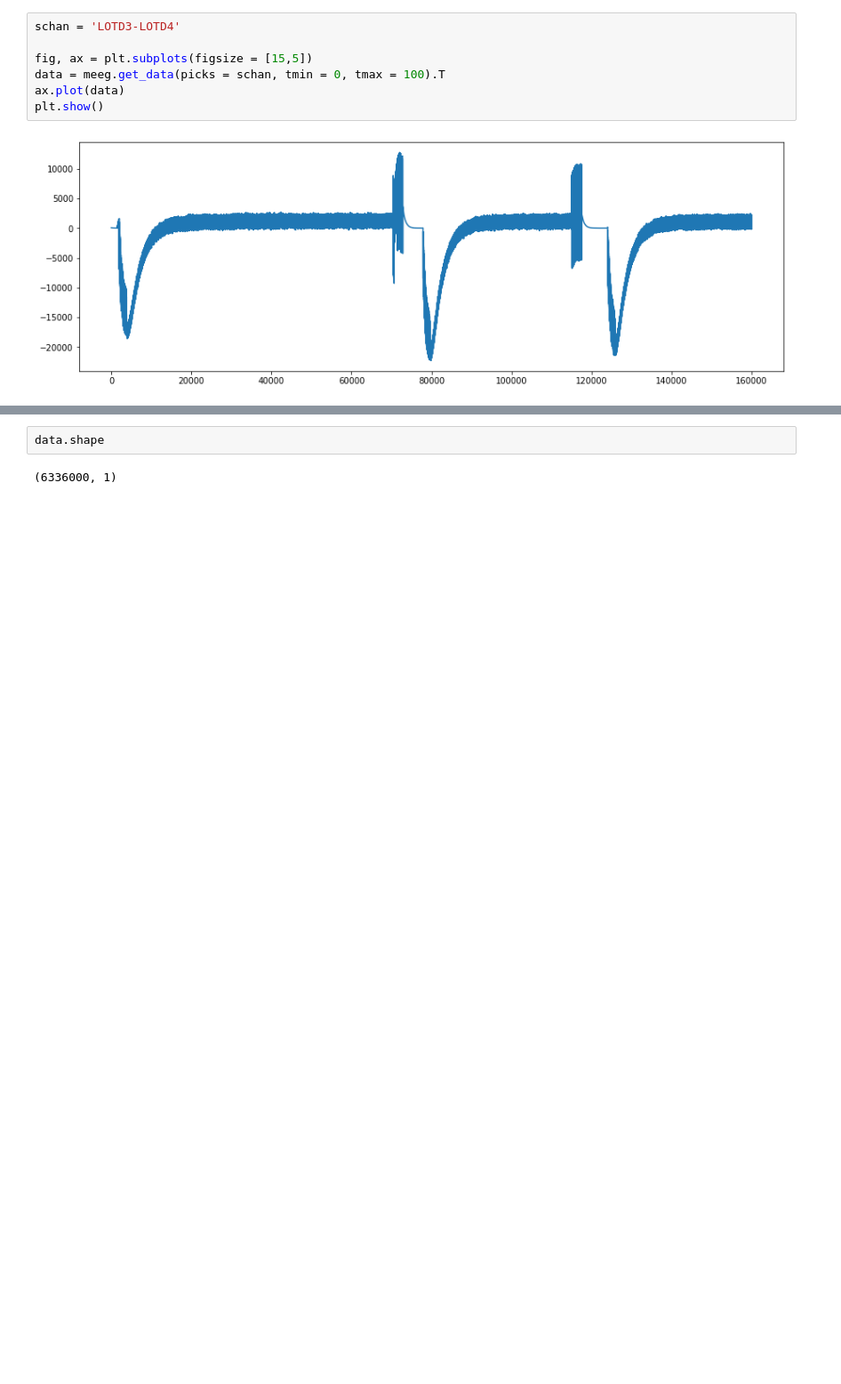
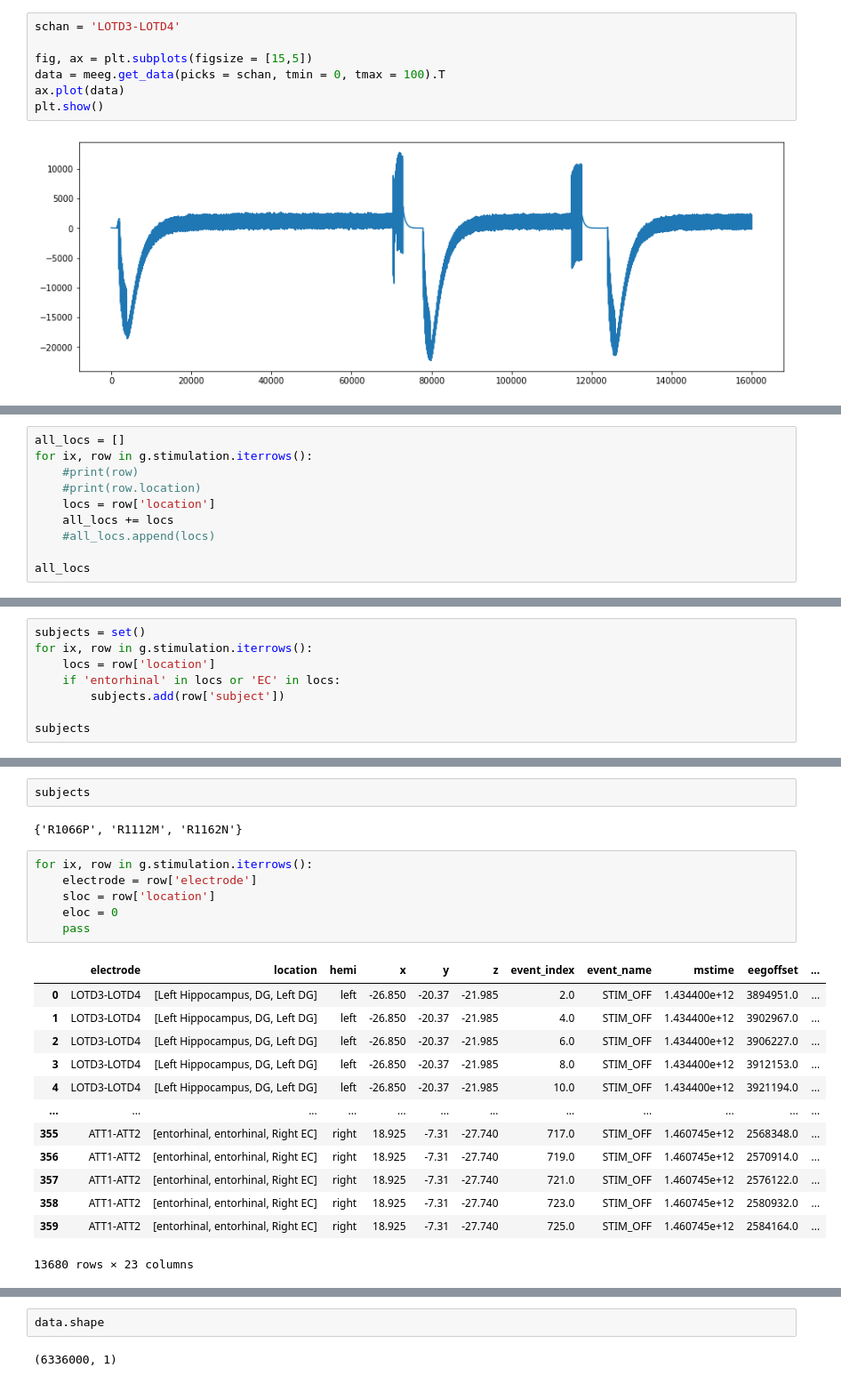
Before and after one commit to CamHolman/neuro, a Jupyter notebook: neuro/stim/testingnbs/Untitled.ipynb, the cells around one changed output, grey strips where cells are left out. Shown at 89% size. Saved outputs shown, nothing was run; the diff lists cells and outputs as text; blank space fills up the shorter version.

```diff
--- a/neuro/stim/testingnbs/Untitled.ipynb
+++ b/neuro/stim/testingnbs/Untitled.ipynb
@@ -528,0 +691,10 @@ array([[ 75.],
+# %%
+all_locs = []
+for ix, row in g.stimulation.iterrows():
+    #print(row)
+    #print(row.location)
+    locs = row['location']
+    all_locs += locs
+    #all_locs.append(locs)
+
+all_locs
@@ -528,0 +719,8 @@ array([[ 75.],
+# %%
+subjects = set()
+for ix, row in g.stimulation.iterrows():
+    locs = row['location']
+    if 'entorhinal' in locs or 'EC' in locs:
+        subjects.add(row['subject'])
+
+subjects
@@ -528,0 +845,24 @@ array([[ 75.],
+# %%
+subjects
+# %% [output]
+{'R1066P', 'R1112M', 'R1162N'}
+# %%
+for ix, row in g.stimulation.iterrows():
+    electrode = row['electrode']
+    sloc = row['location']
+    eloc = 0
+    pass
+# %% [output]
+|  | electrode | location | hemi | x | y | z | event_index | event_name | mstime | eegoffset | ... |
+| 0 | LOTD3-LOTD4 | [Left Hippocampus, DG, Left DG] | left | -26.850 | -20.37 | -21.985 | 2.0 | STIM_OFF | 1.434400e+12 | 3894951.0 | ... |
+| 1 | LOTD3-LOTD4 | [Left Hippocampus, DG, Left DG] | left | -26.850 | -20.37 | -21.985 | 4.0 | STIM_OFF | 1.434400e+12 | 3902967.0 | ... |
+| 2 | LOTD3-LOTD4 | [Left Hippocampus, DG, Left DG] | left | -26.850 | -20.37 | -21.985 | 6.0 | STIM_OFF | 1.434400e+12 | 3906227.0 | ... |
+| 3 | LOTD3-LOTD4 | [Left Hippocampus, DG, Left DG] | left | -26.850 | -20.37 | -21.985 | 8.0 | STIM_OFF | 1.434400e+12 | 3912153.0 | ... |
+| 4 | LOTD3-LOTD4 | [Left Hippocampus, DG, Left DG] | left | -26.850 | -20.37 | -21.985 | 10.0 | STIM_OFF | 1.434400e+12 | 3921194.0 | ... |
+| ... | ... | ... | ... | ... | ... | ... | ... | ... | ... | ... | ... |
+| 355 | ATT1-ATT2 | [entorhinal, entorhinal, Right EC] | right | 18.925 | -7.31 | -27.740 | 717.0 | STIM_OFF | 1.460745e+12 | 2568348.0 | ... |
+| 356 | ATT1-ATT2 | [entorhinal, entorhinal, Right EC] | right | 18.925 | -7.31 | -27.740 | 719.0 | STIM_OFF | 1.460745e+12 | 2570914.0 | ... |
+| 357 | ATT1-ATT2 | [entorhinal, entorhinal, Right EC] | right | 18.925 | -7.31 | -27.740 | 721.0 | STIM_OFF | 1.460745e+12 | 2576122.0 | ... |
+| 358 | ATT1-ATT2 | [entorhinal, entorhinal, Right EC] | right | 18.925 | -7.31 | -27.740 | 723.0 | STIM_OFF | 1.460745e+12 | 2580932.0 | ... |
+| 359 | ATT1-ATT2 | [entorhinal, entorhinal, Right EC] | right | 18.925 | -7.31 | -27.740 | 725.0 | STIM_OFF | 1.460745e+12 | 2584164.0 | ... |
+13680 rows × 23 columns
```
Also changed, not shown: parts of 49 cells of this notebook, 4 other files.
